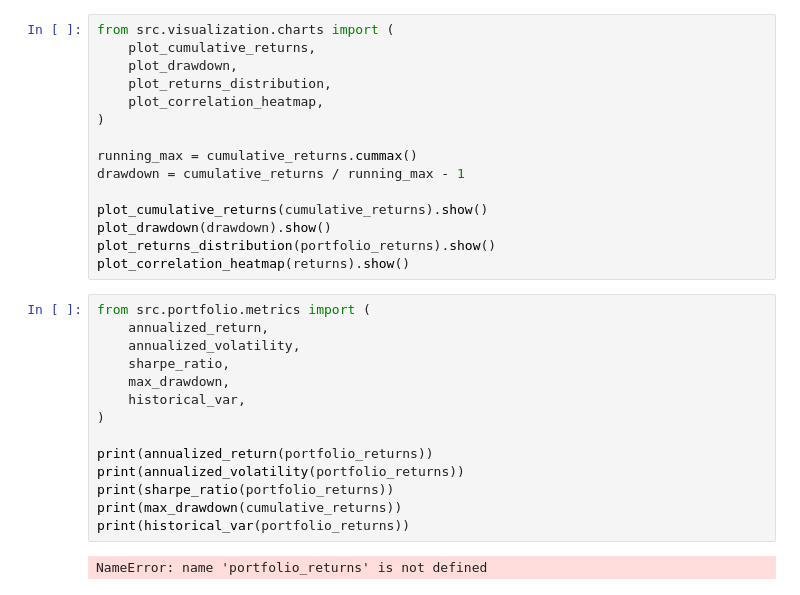
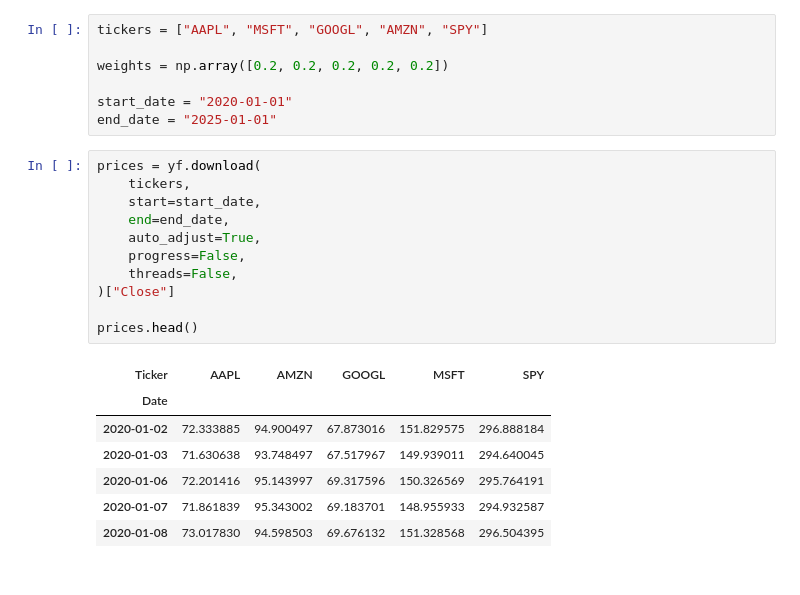
Before and after one commit to Daultz/quant_assistant, a Jupyter notebook: 01_returns_and_risk.ipynb, the cells around one changed output. Drawn from its saved outputs; the diff is of its cells as text.

```diff
--- a/01_returns_and_risk.ipynb
+++ b/01_returns_and_risk.ipynb
@@ -41,31 +35,26 @@ def calculate_cumulative_returns(
 # %%
-from src.visualization.charts import (
-    plot_cumulative_returns,
-    plot_drawdown,
-    plot_returns_distribution,
-    plot_correlation_heatmap,
-)
+tickers = ["AAPL", "MSFT", "GOOGL", "AMZN", "SPY"]
 
-running_max = cumulative_returns.cummax()
-drawdown = cumulative_returns / running_max - 1
+weights = np.array([0.2, 0.2, 0.2, 0.2, 0.2])
 
-plot_cumulative_returns(cumulative_returns).show()
-plot_drawdown(drawdown).show()
-plot_returns_distribution(portfolio_returns).show()
-plot_correlation_heatmap(returns).show()
+start_date = "2020-01-01"
+end_date = "2025-01-01"
 # %%
-from src.portfolio.metrics import (
-    annualized_return,
-    annualized_volatility,
-    sharpe_ratio,
-    max_drawdown,
-    historical_var,
-)
+prices = yf.download(
+    tickers,
+    start=start_date,
+    end=end_date,
+    auto_adjust=True,
+    progress=False,
+    threads=False,
+)["Close"]
 
-print(annualized_return(portfolio_returns))
-print(annualized_volatility(portfolio_returns))
-print(sharpe_ratio(portfolio_returns))
-print(max_drawdown(cumulative_returns))
-print(historical_var(portfolio_returns))
+prices.head()
 # %% [output]
-NameError: name 'portfolio_returns' is not defined
+| Ticker | AAPL | AMZN | GOOGL | MSFT | SPY |
+| Date |  |  |  |  |  |
+| 2020-01-02 | 72.333885 | 94.900497 | 67.873016 | 151.829575 | 296.888184 |
+| 2020-01-03 | 71.630638 | 93.748497 | 67.517967 | 149.939011 | 294.640045 |
+| 2020-01-06 | 72.201416 | 95.143997 | 69.317596 | 150.326569 | 295.764191 |
+| 2020-01-07 | 71.861839 | 95.343002 | 69.183701 | 148.955933 | 294.932587 |
+| 2020-01-08 | 73.017830 | 94.598503 | 69.676132 | 151.328568 | 296.504395 |
```
Also changed, not shown: parts of 10 cells of this notebook, 18 other files.
